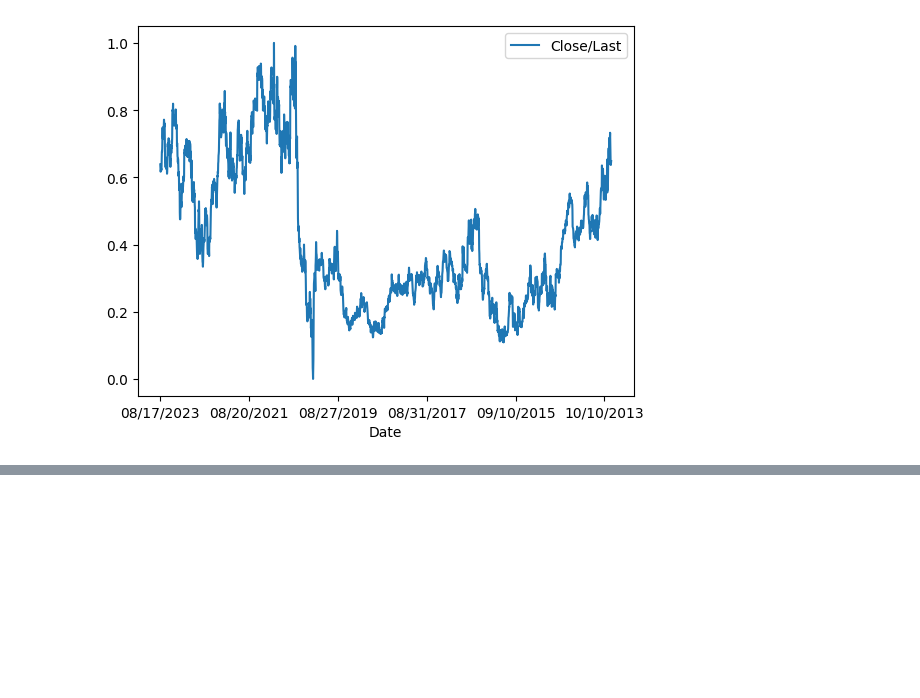
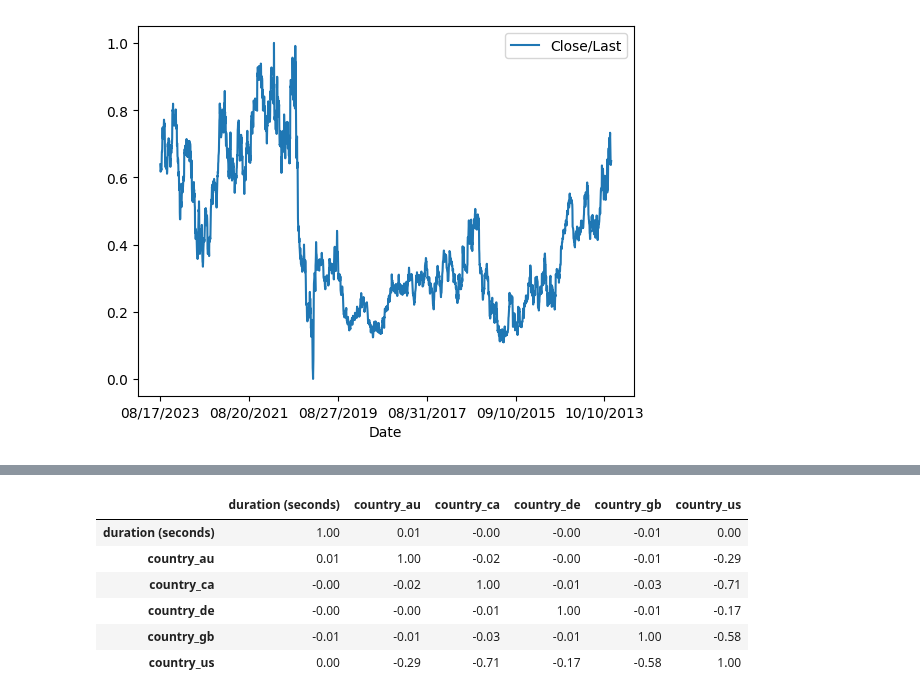
Before and after one commit to jehuhta/Intro_Data_Analytics_Huhta_Jeremy_Spring2025, a Jupyter notebook: Exercises_2_Pandas/DataAnalyticsExerciseSet2.ipynb, the cells around one changed output, grey strips where cells are left out. Saved outputs shown, nothing was run; the diff lists cells and outputs as text; code cells hidden in the pictures; blank space fills up the shorter version.

```diff
--- a/Exercises_2_Pandas/DataAnalyticsExerciseSet2.ipynb
+++ b/Exercises_2_Pandas/DataAnalyticsExerciseSet2.ipynb
@@ -1082,0 +1197,12 @@ There's a list of possibly interesting datasets listed in Moodle as well.
+# %%
+# It looks like duration in seconds has no correlation with which country you're from
+correlations = df.corr(numeric_only=True)
+correlations
+# %% [output]
+|  | duration (seconds) | country_au | country_ca | country_de | country_gb | country_us |
+| duration (seconds) | 1.00 | 0.01 | -0.00 | -0.00 | -0.01 | 0.00 |
+| country_au | 0.01 | 1.00 | -0.02 | -0.00 | -0.01 | -0.29 |
+| country_ca | -0.00 | -0.02 | 1.00 | -0.01 | -0.03 | -0.71 |
+| country_de | -0.00 | -0.00 | -0.01 | 1.00 | -0.01 | -0.17 |
+| country_gb | -0.01 | -0.01 | -0.03 | -0.01 | 1.00 | -0.58 |
+| country_us | 0.00 | -0.29 | -0.71 | -0.17 | -0.58 | 1.00 |
```
Also changed, not shown: parts of 19 cells of this notebook, 3 other files.
